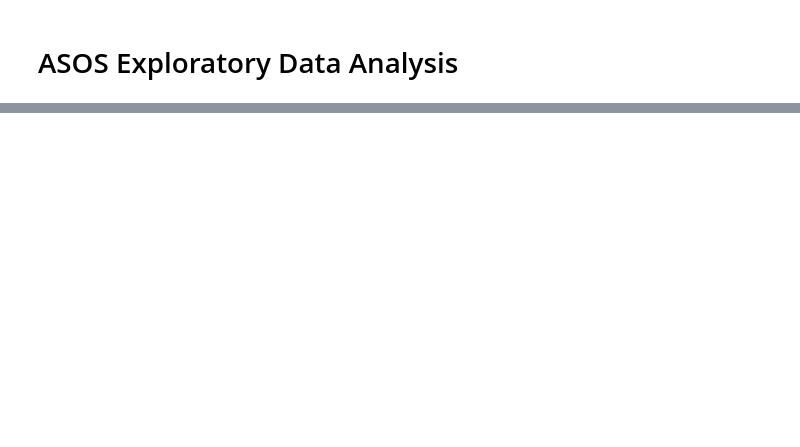
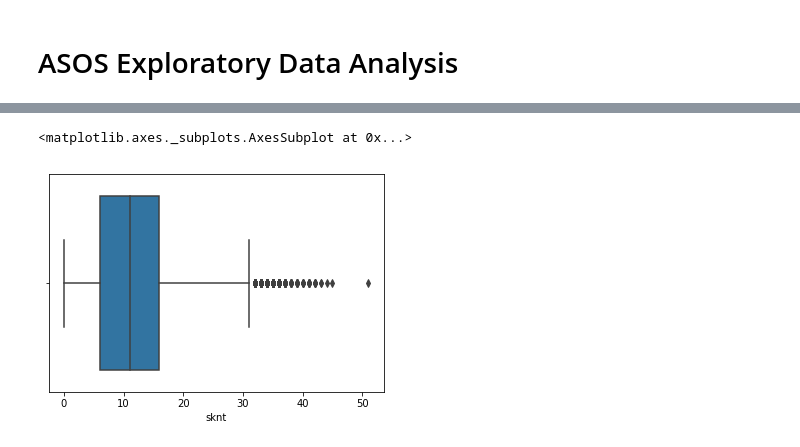
Before and after one commit to chriskok/GEPrediction-OSRS, a Jupyter notebook: ASOS/EDA_Retail.ipynb, the cells around one changed output, grey strips where cells are left out. Saved outputs shown, nothing was run; the diff lists cells and outputs as text; code cells hidden in the pictures; blank space fills up the shorter version.

```diff
--- a/ASOS/EDA_Retail.ipynb
+++ b/ASOS/EDA_Retail.ipynb
@@ -112,0 +130,5 @@ Stores starts around 7 AM in the morning. Majority of the customers come in afte
+# %%
+sns.boxplot(x=df['sknt'])
+# %% [output]
+<matplotlib.axes._subplots.AxesSubplot at 0x...>
+[figure, added]
```
Also changed, not shown: parts of 21 cells of this notebook, 1 other file.
